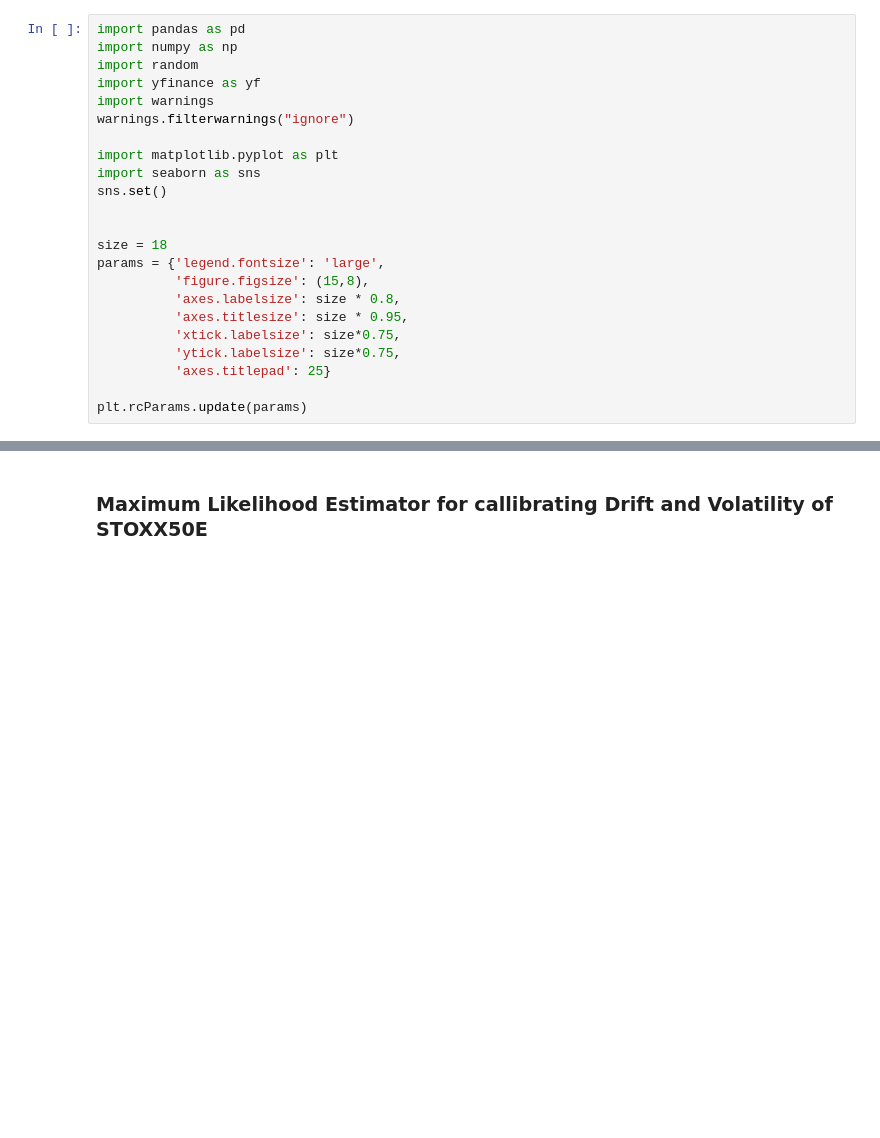
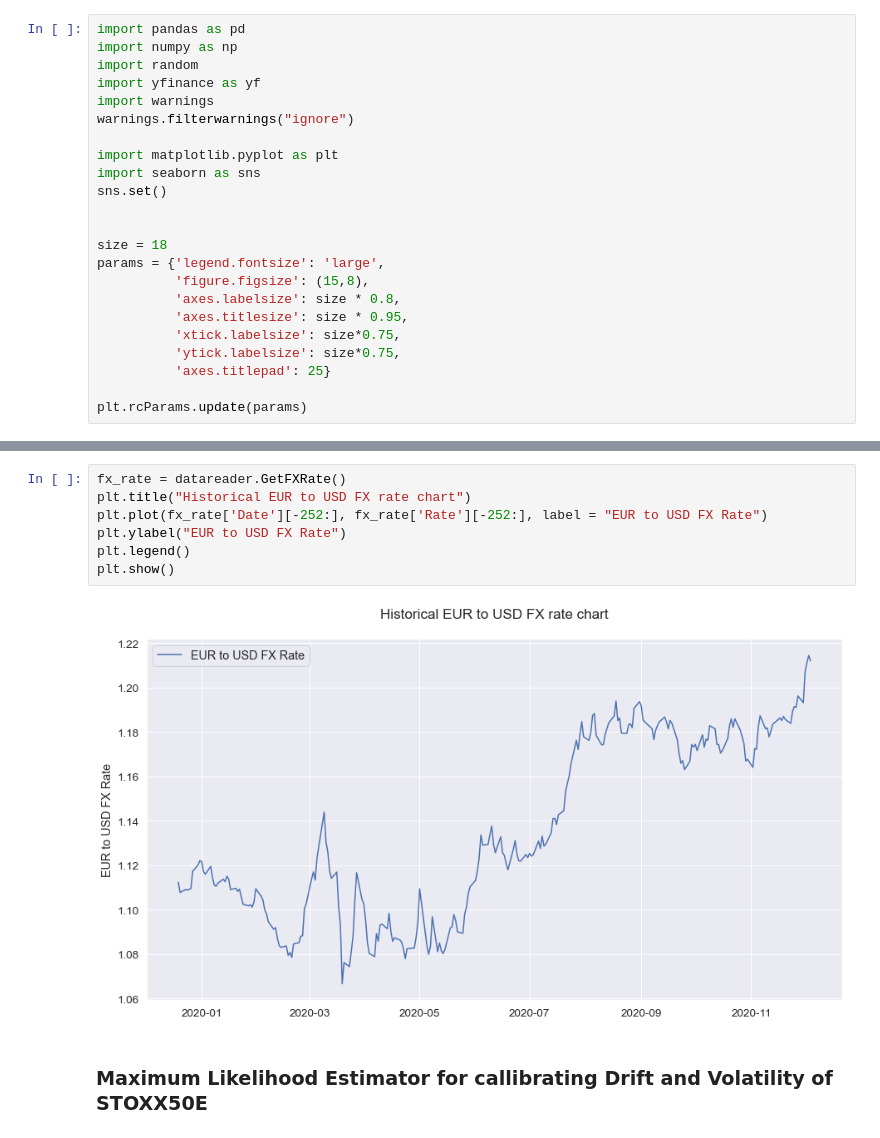
Before and after one commit to abhishekprog0/StructuredPricingEngine, a Jupyter notebook: Structured & Hybrid Project 2020.ipynb, the cells around one changed output, grey strips where cells are left out. Saved outputs shown, nothing was run; the diff lists cells and outputs as text; blank space fills up the shorter version.

```diff
--- a/Structured & Hybrid Project 2020.ipynb
+++ b/Structured & Hybrid Project 2020.ipynb
@@ -267,3 +294,12 @@ plt.show()
+# %%
+fx_rate = datareader.GetFXRate()
+plt.title("Historical EUR to USD FX rate chart")
+plt.plot(fx_rate['Date'][-252:], fx_rate['Rate'][-252:], label = "EUR to USD FX Rate")
+plt.ylabel("EUR to USD FX Rate")
+plt.legend()
+plt.show()
+# %% [output]
+[figure, added]
 # %% [markdown]
 ### Maximum Likelihood Estimator for callibrating Drift and Volatility of STOXX50E
 # %% [markdown]
```
Also changed, not shown: parts of 13 cells of this notebook, 1 other file.
